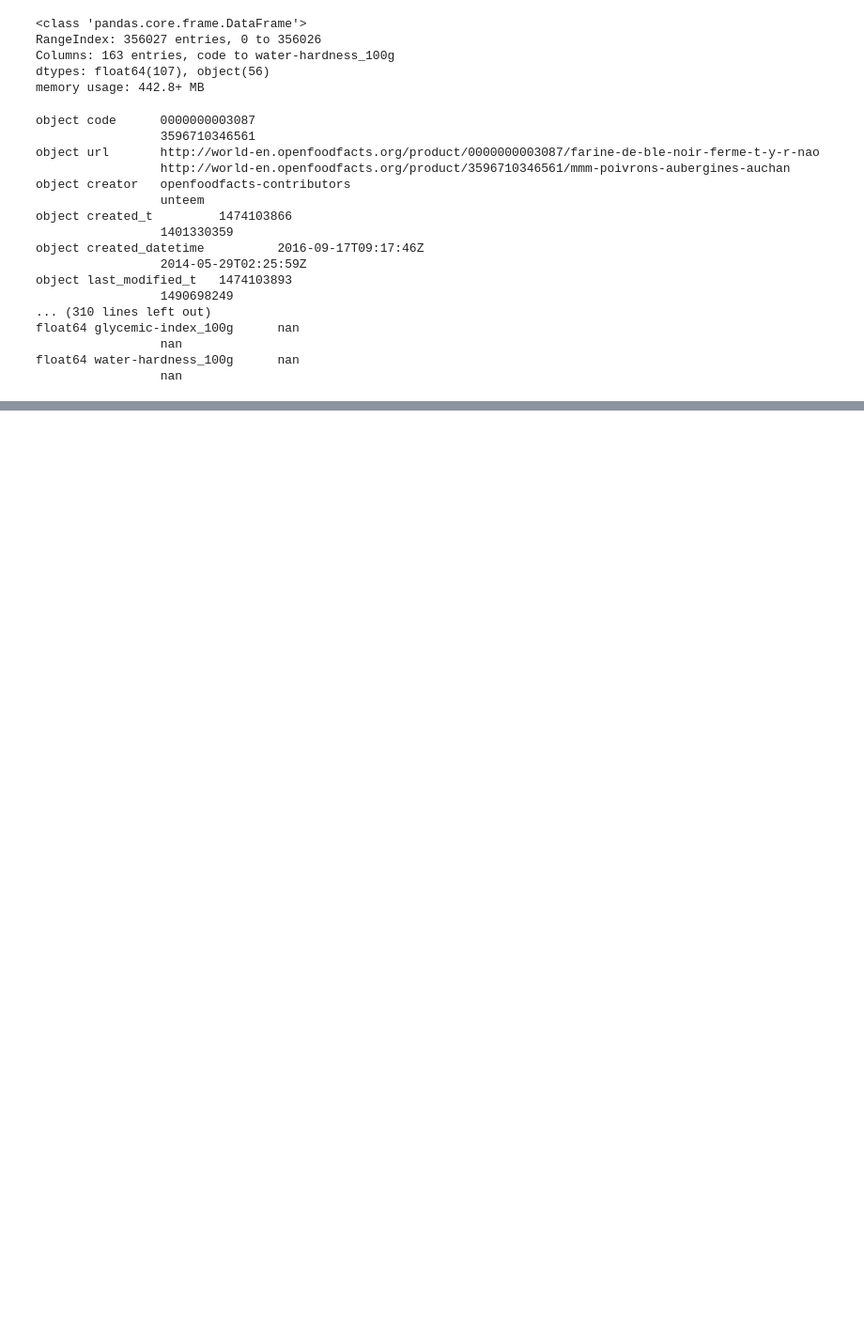
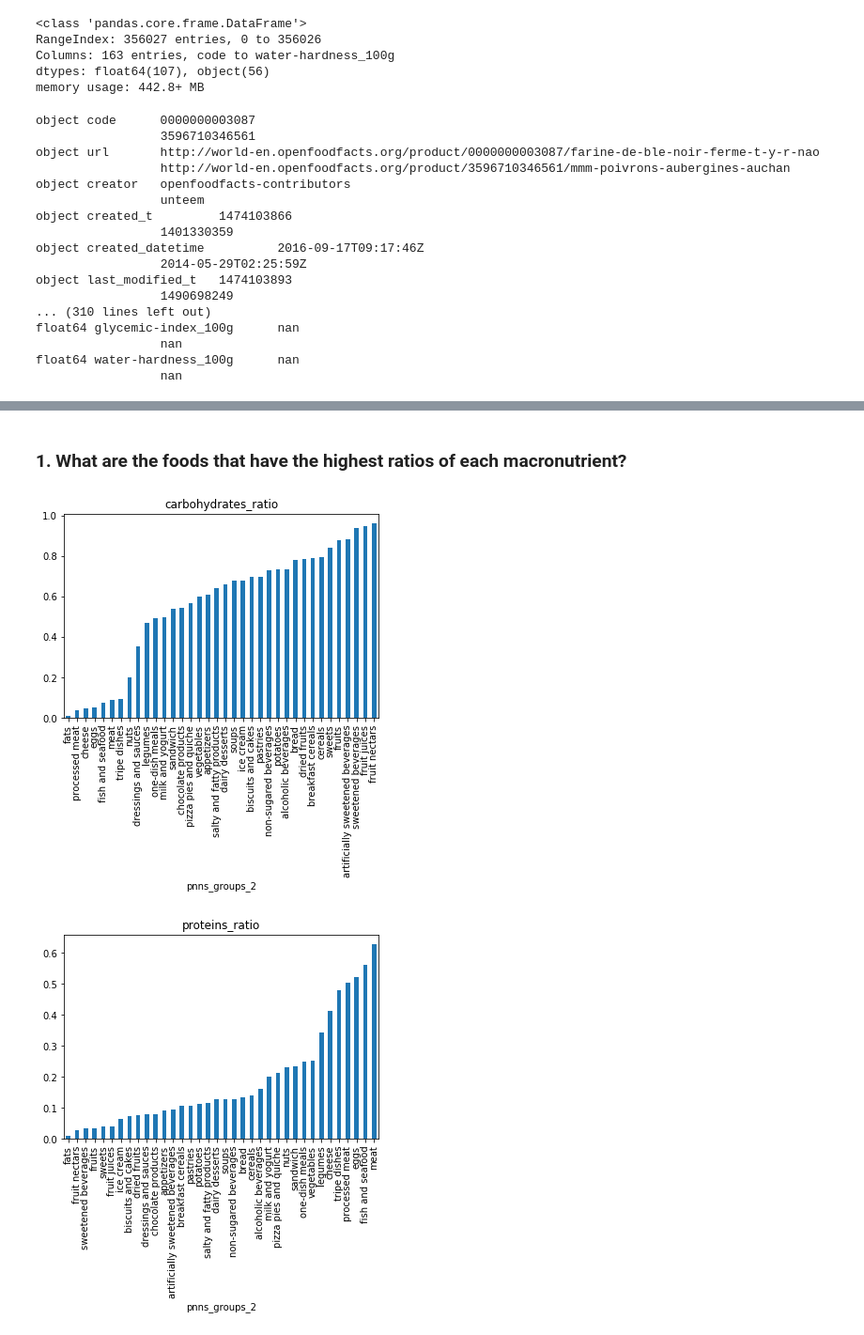
Before and after one commit to chadmulligan/PythonStuff, a Jupyter notebook: 2. DA/project-ads-ml-c2-s9-643/DA - Course Project.ipynb, the cells around one changed output, grey strips where cells are left out. Shown at 94% size. Saved outputs shown, nothing was run; the diff lists cells and outputs as text; code cells hidden in the pictures; blank space fills up the shorter version.

```diff
--- a/2. DA/project-ads-ml-c2-s9-643/DA - Course Project.ipynb
+++ b/2. DA/project-ads-ml-c2-s9-643/DA - Course Project.ipynb
@@ -54,0 +341,21 @@ float64 water-hardness_100g      nan
+# %% [markdown]
+### 1. What are the foods that have the highest ratios of each macronutrient?
+# %%
+dataSub = data[data.pnns_groups_2 != 'unknown']
+# %%
+dataSubMeans = dataSub.groupby('pnns_groups_2')['energy_100g','carbohydrates_100g',
+                                                'proteins_100g', 'fat_100g'].mean()
+# %%
+dataSubMeans['sumMacro'] = dataSubMeans.iloc[:, 1:].sum(axis=1)
+# %%
+for i in dataSubMeans.columns[1:4]:
+    col_name = i.replace('100g', '') + 'ratio'
+    dataSubMeans[col_name] = dataSubMeans[i]/dataSubMeans.sumMacro
+# %%
+for i in dataSubMeans.columns[5:]:
+    dataSubMeans.loc[:, i].sort_values().plot.bar()
+    plt.title(i)
+    plt.show()
+# %% [output]
+[figure, added]
+[figure, added]
```
Also changed, not shown: parts of 80 cells of this notebook, 8 other files.
